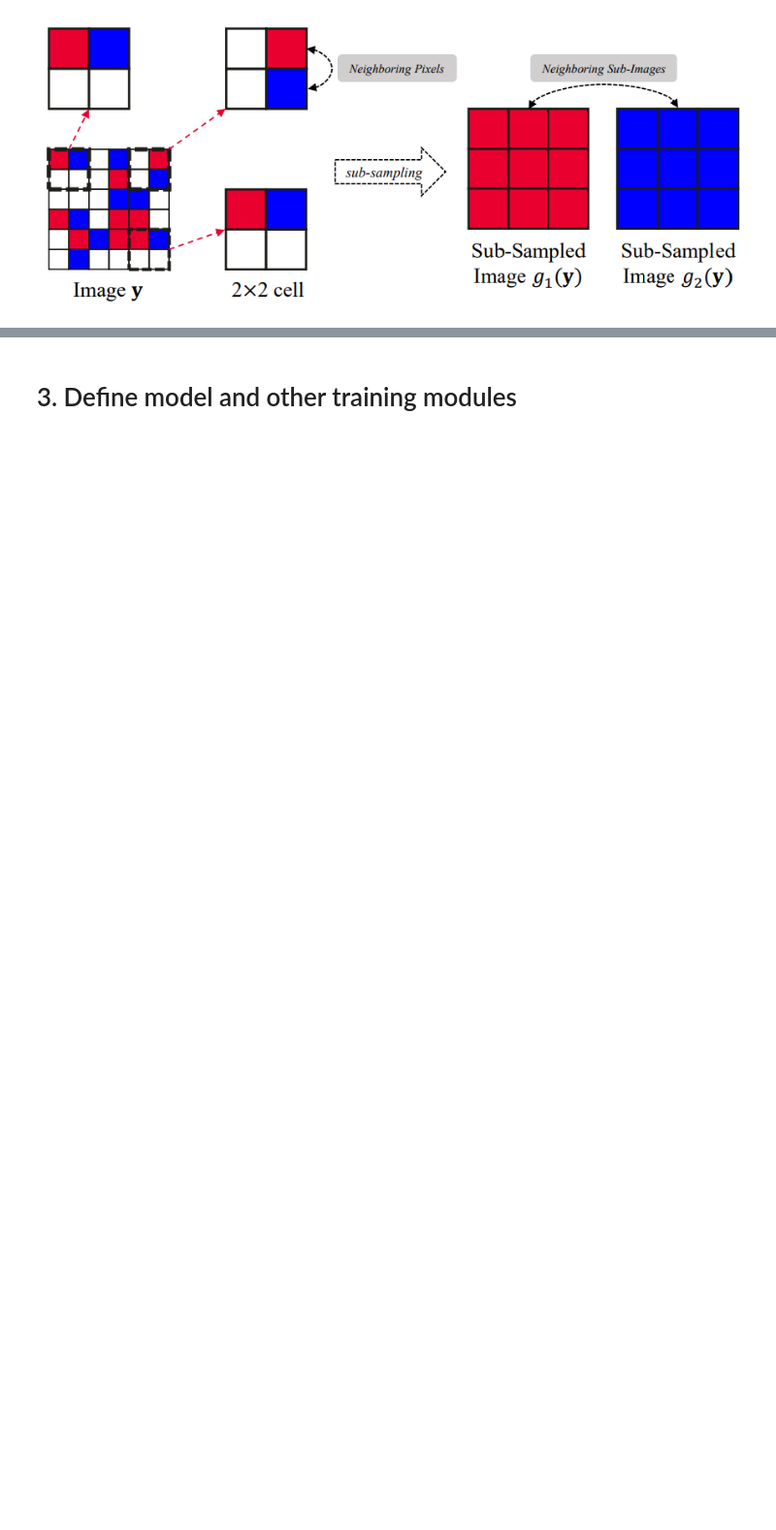
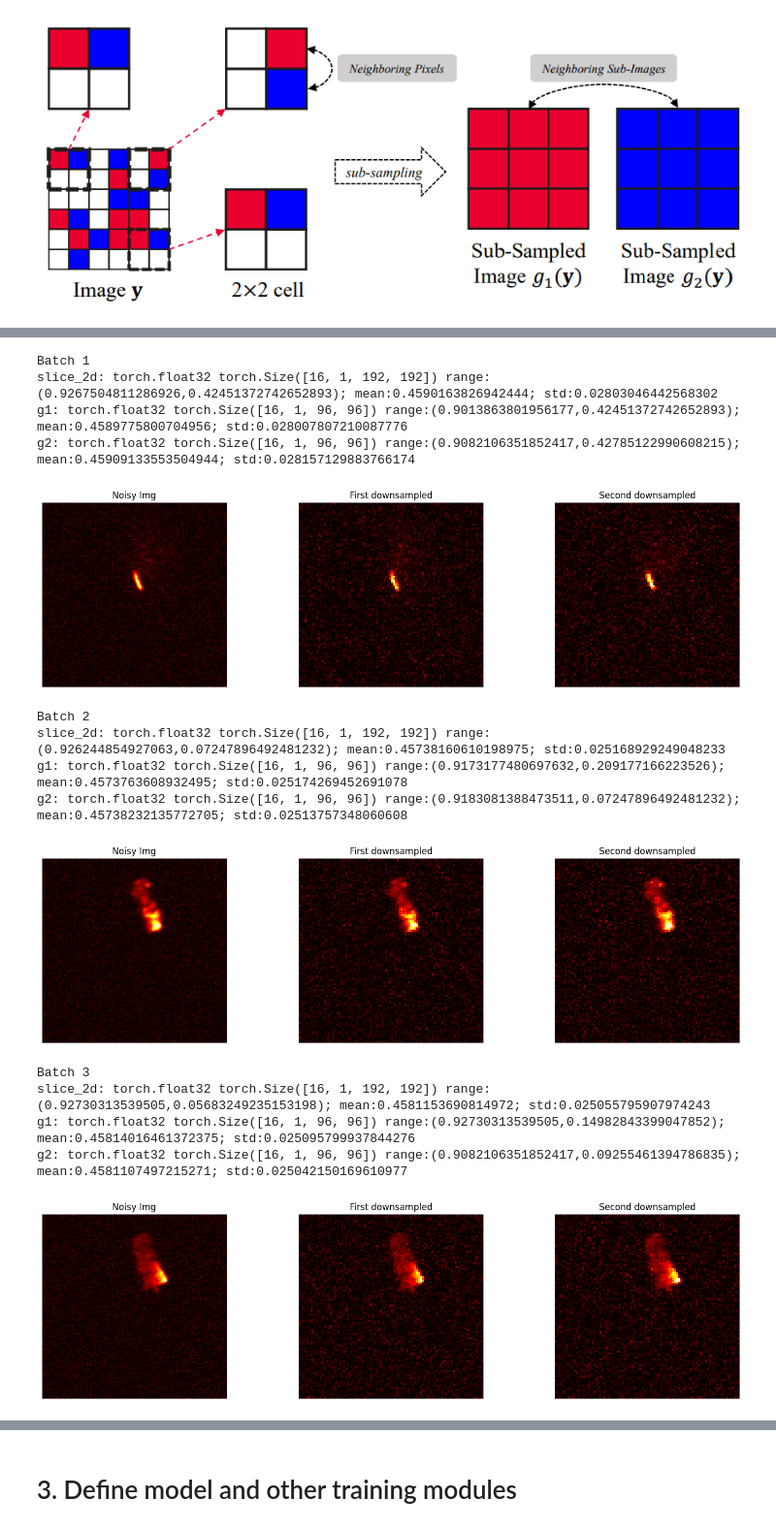
Before and after one commit to yoko19191/cardiac-dynamic-pet-denoising, a Jupyter notebook: 4_nb2nb_2d.ipynb, the cells around one changed output, grey strips where cells are left out. Shown at 97% size. Cells and saved outputs as stored; diff of their text form; code cells hidden in the pictures; blank space fills up the shorter version.

```diff
--- a/4_nb2nb_2d.ipynb
+++ b/4_nb2nb_2d.ipynb
@@ -72,0 +109,53 @@ print(f"test_tensor:\n {test_tensor.dtype}; shape:{test_tensor.shape}; range:({t
+# %%
+# example batch plot
+num_batches_to_display = 3  # for example, show 3 batches
+
+# Iterate through the DataLoader
+for batch_idx, (slice_2d, g1, g2) in enumerate(train_loader):
+
+    # Print data details
+    print(f"Batch {batch_idx + 1}")
+    print(f"slice_2d: {slice_2d.dtype} {slice_2d.shape} range:({torch.max(slice_2d)},{torch.min(slice_2d)}); mean:{torch.mean(slice_2d)}; std:{torch.std(slice_2d)}")
+    print(f"g1: {g1.dtype} {g1.shape} range:({torch.max(g1)},{torch.min(g1)}); mean:{torch.mean(g1)}; std:{torch.std(g1)}")
+    print(f"g2: {g2.dtype} {g2.shape} range:({torch.max(g2)},{torch.min(g2)}); mean:{torch.mean(g2)}; std:{torch.std(g2)}")
+
+    # select the show baych index
+    idx = -1
+
+    fig, axes = plt.subplots(1, 3, figsize=(15, 4))
+
+    axes[0].imshow(slice_2d[idx].permute(2, 1, 0), cmap='hot')
+    axes[0].set_title('Noisy Img')
+
+    axes[1].imshow(g1[idx].permute(2, 1, 0), cmap='hot')
+    axes[1].set_title('First downsampled')
+
+    axes[2].imshow(g2[idx].permute(2, 1, 0), cmap='hot')
+    axes[2].set_title('Second downsampled')
+
+
+    for ax in axes:
+        ax.axis('off')
+
+    plt.tight_layout()
+    plt.show()
+
+    # Break loop after displaying desired number of batches
+    if batch_idx + 1 == num_batches_to_display:
+        break
+# %% [output]
+Batch 1
+slice_2d: torch.float32 torch.Size([16, 1, 192, 192]) range:(0.9267504811286926,0.42451372742652893); mean:0.4590163826942444; std:0.02803046442568302
+g1: torch.float32 torch.Size([16, 1, 96, 96]) range:(0.9013863801956177,0.42451372742652893); mean:0.4589775800704956; std:0.028007807210087776
+g2: torch.float32 torch.Size([16, 1, 96, 96]) range:(0.9082106351852417,0.42785122990608215); mean:0.45909133553504944; std:0.028157129883766174
+[figure, added]
+Batch 2
+slice_2d: torch.float32 torch.Size([16, 1, 192, 192]) range:(0.926244854927063,0.07247896492481232); mean:0.45738160610198975; std:0.025168929249048233
+g1: torch.float32 torch.Size([16, 1, 96, 96]) range:(0.9173177480697632,0.209177166223526); mean:0.4573763608932495; std:0.025174269452691078
+g2: torch.float32 torch.Size([16, 1, 96, 96]) range:(0.9183081388473511,0.07247896492481232); mean:0.45738232135772705; std:0.02513757348060608
+[figure, added]
+Batch 3
+slice_2d: torch.float32 torch.Size([16, 1, 192, 192]) range:(0.92730313539505,0.05683249235153198); mean:0.4581153690814972; std:0.025055795907974243
+g1: torch.float32 torch.Size([16, 1, 96, 96]) range:(0.92730313539505,0.14982843399047852); mean:0.45814016461372375; std:0.025095799937844276
+g2: torch.float32 torch.Size([16, 1, 96, 96]) range:(0.9082106351852417,0.09255461394786835); mean:0.4581107497215271; std:0.025042150169610977
+[figure, added]
```
Also changed, not shown: parts of 29 cells of this notebook, 5 other files.
